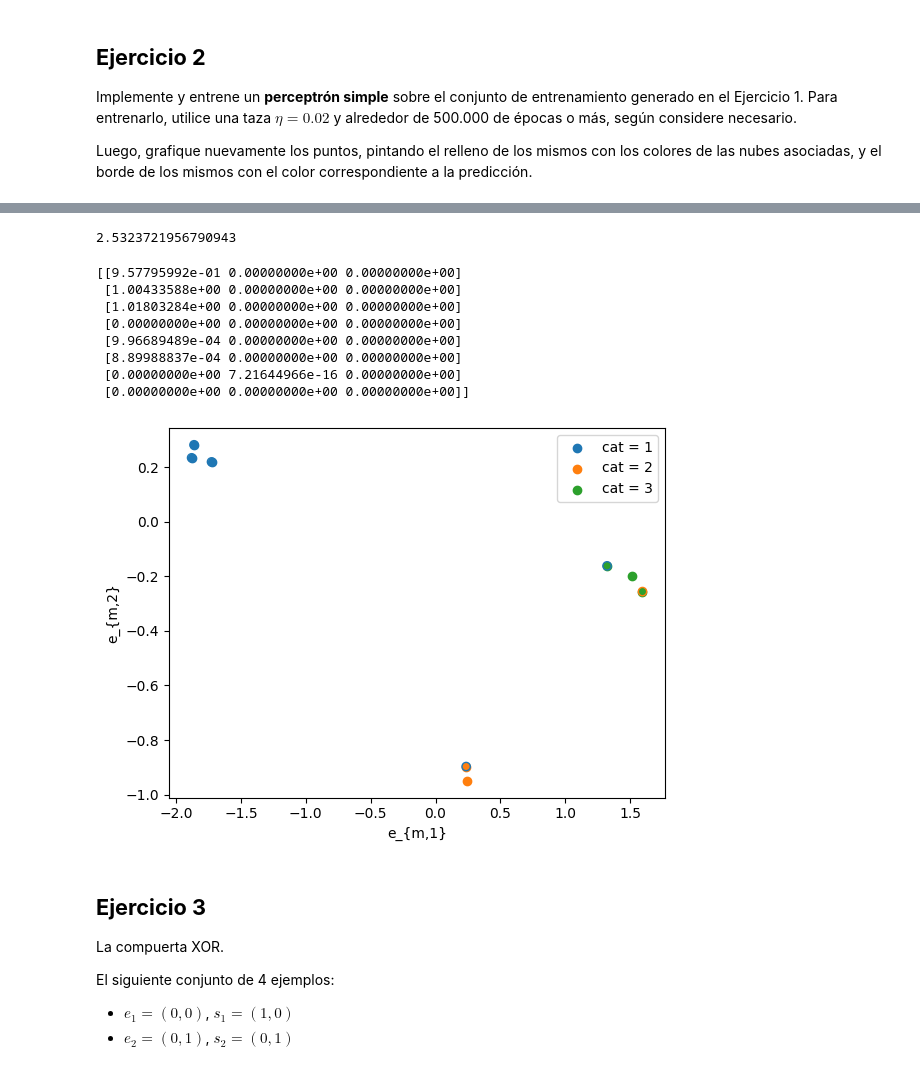
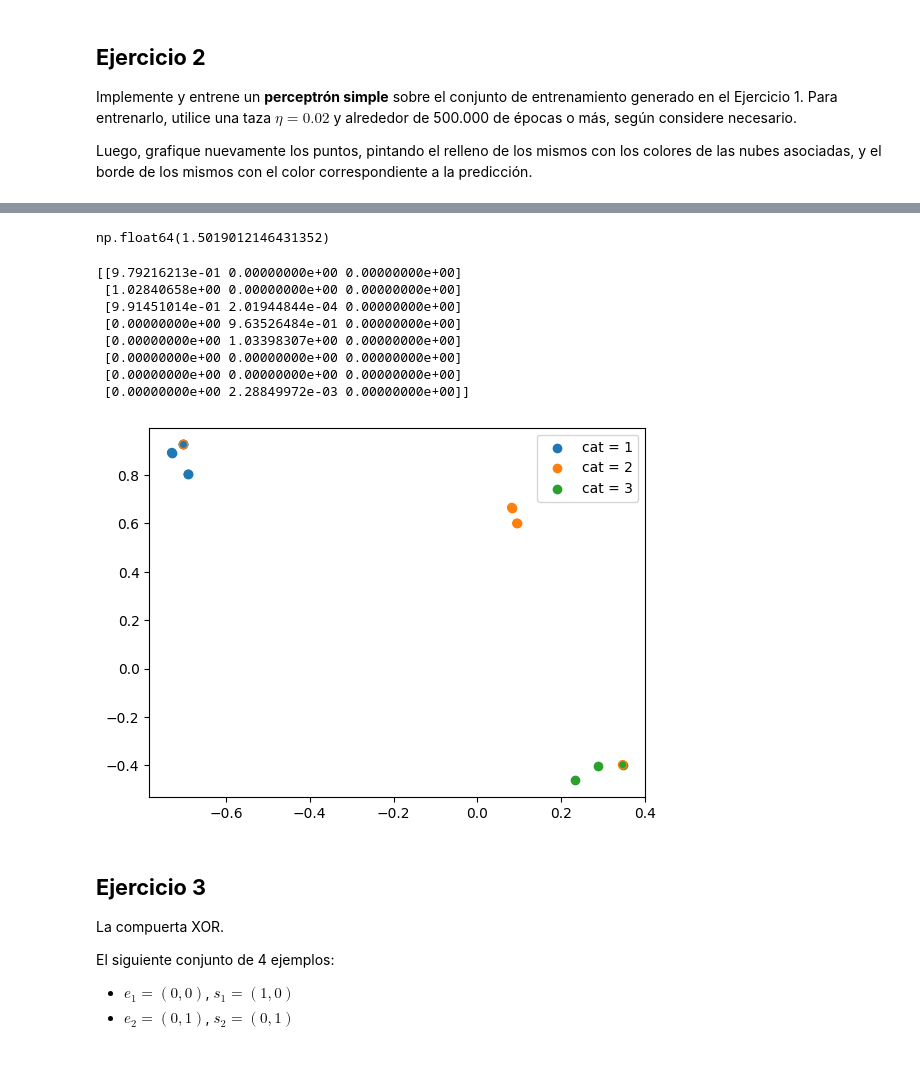
Before and after one commit to AdolfoBanchio/Redes-neuronales-2024, a Jupyter notebook: guias_ejercicios/redes_neuronales_2024_guia_9.ipynb, the cells around one changed output, grey strips where cells are left out. Saved outputs shown, nothing was run; the diff lists cells and outputs as text; code cells hidden in the pictures.

```diff
--- a/guias_ejercicios/redes_neuronales_2024_guia_9.ipynb
+++ b/guias_ejercicios/redes_neuronales_2024_guia_9.ipynb
@@ -193,5 +189,5 @@ def calculate_ecm(training_set, trainning_set_output, w, g_sum):
 # %%
-def train_perceptron(training_set, training_set_output, training_rate, g_function, dg_function, w=None,epochs=1000):
+def train_perceptron(training_set, training_set_output, training_rate, g_function, dg_function, w=None,epochs=10000):
     """
         training_set: conjunto de entrenamiento de entrada
         training_set_output: datos de salida esperados para cada vector de entrenamiento
@@ -202,20 +198,24 @@ def train_perceptron(training_set, training_set_output, training_rate, g_functio
         epochs: cantidad de epocas de entrenamiento
 
         Entrena la red neuronal con el algoritmo de aprendizaje del perceptron simple
-        por medio de descenso de gradiente estocastico. (actualizacion de los pesos por cada vector de entrenamiento)
+        por medio de descenso de gradient, actualizando los pesos luego de cada epoca de entrenamiento.
     """
-    n_s = training_set_output.shape[1]
-    n_e = training_set.shape[1]
+    n_s = training_set_output.shape[1] # cantidad de neuronas de salida
+    n_e = training_set.shape[1] # cantidad de neuronas de entrada
+    training_set_size = training_set.shape[0] # cantidad de vectores de entrenamiento
+
     if w is None:
-        w = np.random.normal(0, 1, (n_s, n_e)) # inicializo los pesos de la red
+        w = np.random.normal(0, 1, (n_e,n_s)).T # inicializo los pesos de la red
+    delta_w = np.zeros((n_s, n_e)) # inicializo el delta de aprendizaje
 
     for _ in tqdm(range(epochs)):
-        for mu in range(training_set.shape[0]): # mu es el indice del vector de entrenamiento
-            h_mu = np.dot(w, training_set[mu]) # salida de la red para el vector de entrenamiento indice m, tiene dimension n_s
-            """
-            Ahora dada la salida para este vector de entrenamiento, calculo el error y actualizo los pesos
-            """
-            # TODO: actualizar los pesos de la red
+        delta_w.fill(0)
+        for m in range(training_set_size):
+            h_m = np.dot(w, training_set[m]) # calculo la suma ponderada de las entradas
+            O_m = g_function(h_m) # salida de la red
+            delta_w += np.outer(dg_function(h_m) * (training_set_output[m] - O_m), training_set[m])  # calculo el delta de aprendizaje
+        # finalizo epoca, actualizo los pesos.
+        w += training_rate * delta_w
     return w
 # %%
 def eval(g_function, w, x):
@@ -231,37 +231,35 @@ def drelu(x):
 # %%
 training_set_ej2, training_set_output_ej2 = generate_samples([3,2,3], 2, 0.1)
 
-w_ej2 = train_perceptron(training_set_ej2, training_set_output_ej2, 0.02, relu, drelu, epochs=500000)
+w_ej2 = train_perceptron(training_set_ej2, training_set_output_ej2, 0.02, relu, np.vectorize(drelu), epochs=10000)
 # %%
 calculate_ecm(training_set_ej2, training_set_output_ej2, w_ej2, relu)
 # %% [output]
-2.5323721956790943
+np.float64(1.5019012146431352)
 # %%
 output = np.array([eval(relu, w_ej2, x) for x in training_set_ej2])
 print(output)
 colors = ['C0', 'C1', 'C2']
 n_s = training_set_output_ej2.shape[1]
 
 for c in range(n_s):
     plt.scatter(training_set_ej2[training_set_output_ej2[:,c] == 1, 0], training_set_ej2[training_set_output_ej2[:,c] == 1, 1], color=colors[c], label=f'cat = {c+1}')
 
 for c in range(n_s):
     plt.scatter(training_set_ej2[output[:,c] > 0, 0], training_set_ej2[output[:,c] > 0, 1], facecolors='none', edgecolors=colors[c])
 
-plt.xlabel('e_{m,1}')
-plt.ylabel('e_{m,2}')
 plt.legend()
 plt.show()
 # %% [output]
-[[9.57795992e-01 0.00000000e+00 0.00000000e+00]
- [1.00433588e+00 0.00000000e+00 0.00000000e+00]
- [1.01803284e+00 0.00000000e+00 0.00000000e+00]
+[[9.79216213e-01 0.00000000e+00 0.00000000e+00]
+ [1.02840658e+00 0.00000000e+00 0.00000000e+00]
+ [9.91451014e-01 2.01944844e-04 0.00000000e+00]
+ [0.00000000e+00 9.63526484e-01 0.00000000e+00]
+ [0.00000000e+00 1.03398307e+00 0.00000000e+00]
  [0.00000000e+00 0.00000000e+00 0.00000000e+00]
- [9.96689489e-04 0.00000000e+00 0.00000000e+00]
- [8.89988837e-04 0.00000000e+00 0.00000000e+00]
- [0.00000000e+00 7.21644966e-16 0.00000000e+00]
- [0.00000000e+00 0.00000000e+00 0.00000000e+00]]
+ [0.00000000e+00 0.00000000e+00 0.00000000e+00]
+ [0.00000000e+00 2.28849972e-03 0.00000000e+00]]
-[figure, old version]
+[figure, new version]
 # %% [markdown]
 ## **Ejercicio 3**
 
```
Also changed, not shown: parts of 5 cells of this notebook, 2 other files.
